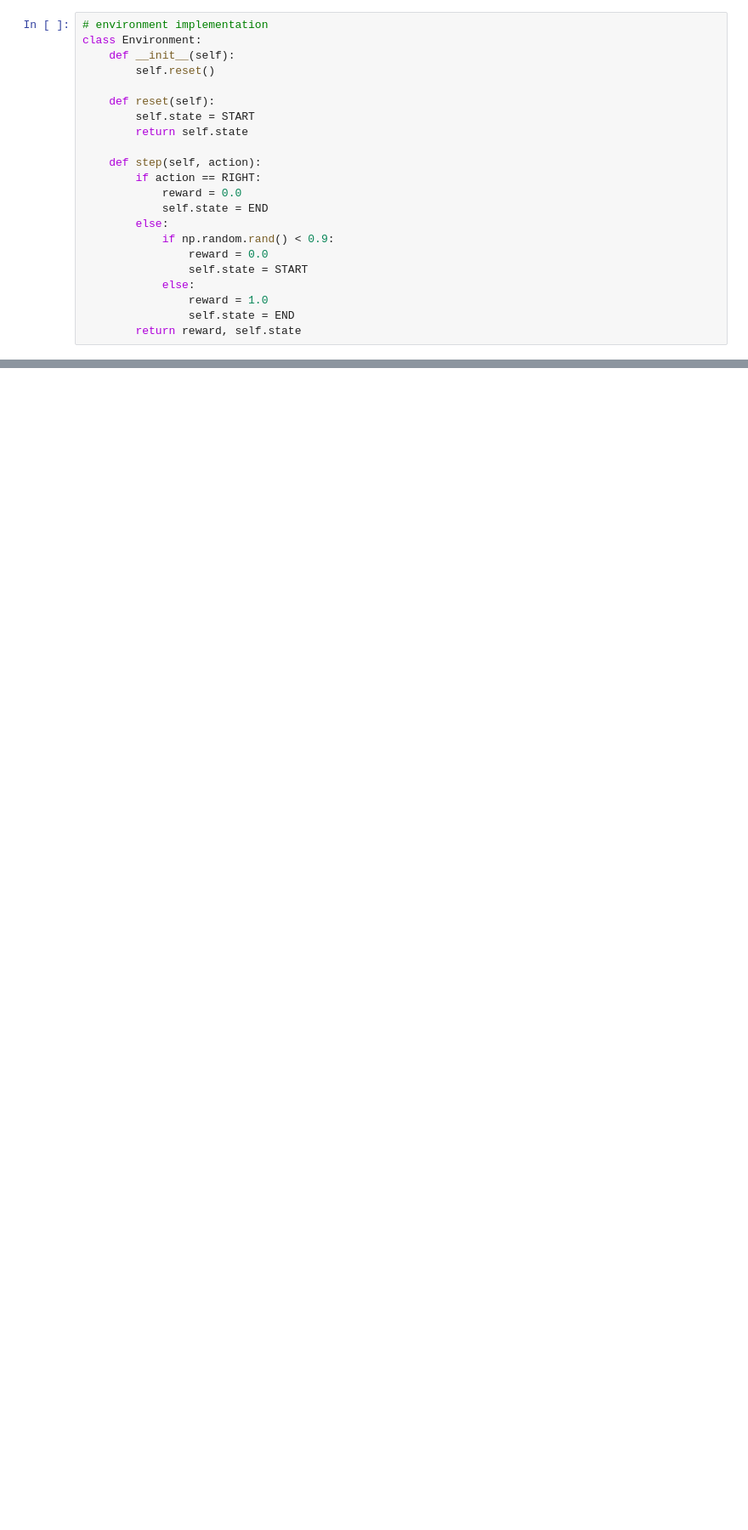
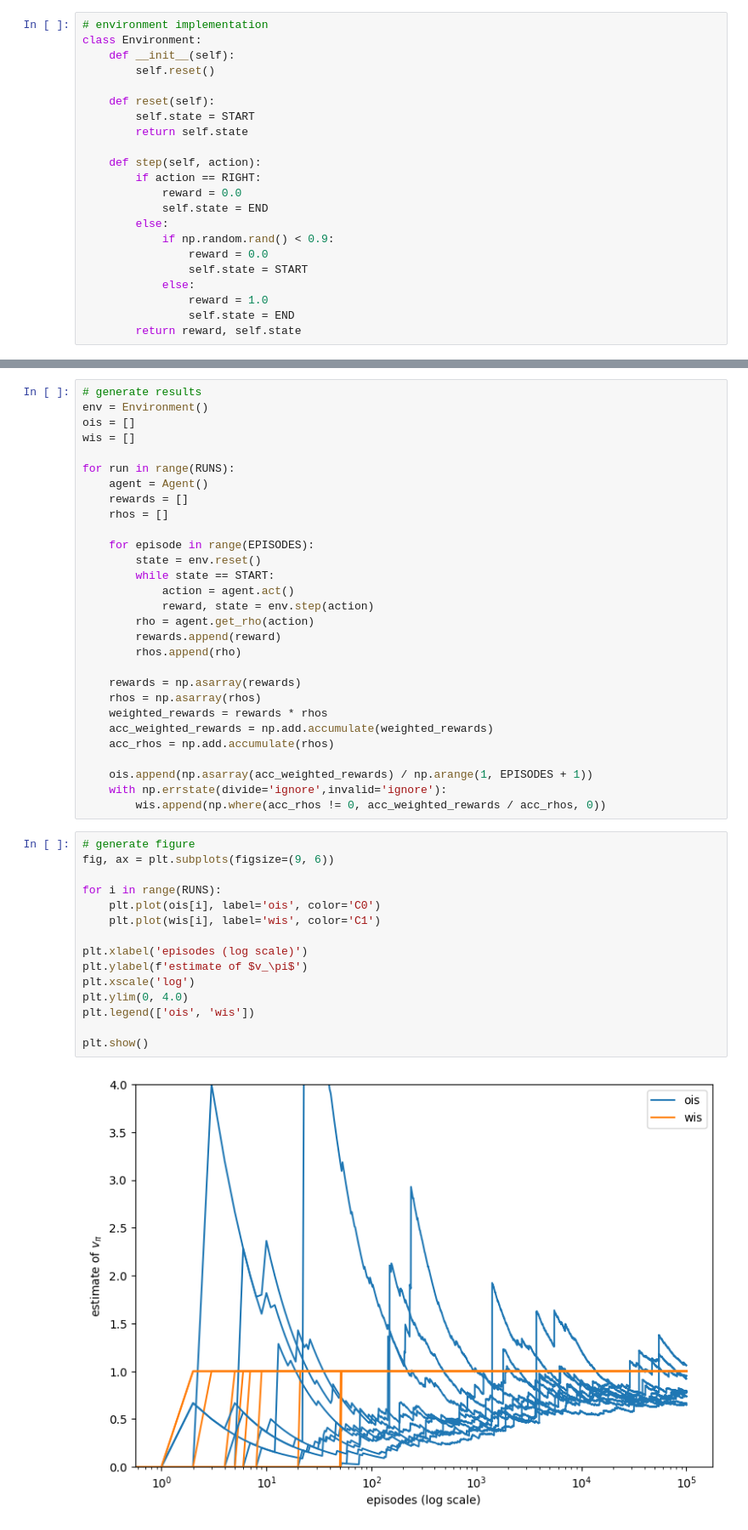
Before and after one commit to vikramostrander/uva-rl, a Jupyter notebook: hw3.ipynb, the cells around one changed output, grey strips where cells are left out. Shown at 85% size. Saved outputs shown, nothing was run; the diff lists cells and outputs as text; blank space fills up the shorter version.

```diff
--- a/hw3.ipynb
+++ b/hw3.ipynb
@@ -58,0 +58,46 @@ for trial in np.arange(1e3):
+# %%
+# generate results
+env = Environment()
+ois = []
+wis = []
+
+for run in range(RUNS):
+    agent = Agent()
+    rewards = []
+    rhos = []
+
+    for episode in range(EPISODES):
+        state = env.reset()
+        while state == START:
+            action = agent.act()
+            reward, state = env.step(action)
+        rho = agent.get_rho(action)
+        rewards.append(reward)
+        rhos.append(rho)
+
+    rewards = np.asarray(rewards)
+    rhos = np.asarray(rhos)
+    weighted_rewards = rewards * rhos
+    acc_weighted_rewards = np.add.accumulate(weighted_rewards)
+    acc_rhos = np.add.accumulate(rhos)
+
+    ois.append(np.asarray(acc_weighted_rewards) / np.arange(1, EPISODES + 1))
+    with np.errstate(divide='ignore',invalid='ignore'):
+        wis.append(np.where(acc_rhos != 0, acc_weighted_rewards / acc_rhos, 0))
+# %%
+# generate figure
+fig, ax = plt.subplots(figsize=(9, 6))
+
+for i in range(RUNS):
+    plt.plot(ois[i], label='ois', color='C0')
+    plt.plot(wis[i], label='wis', color='C1')
+
+plt.xlabel('episodes (log scale)')
+plt.ylabel(f'estimate of $v_\pi$')
+plt.xscale('log')
+plt.ylim(0, 4.0)
+plt.legend(['ois', 'wis'])
+
+plt.show()
+# %% [output]
+[figure, added]
```
Also changed, not shown: parts of 6 cells of this notebook.
